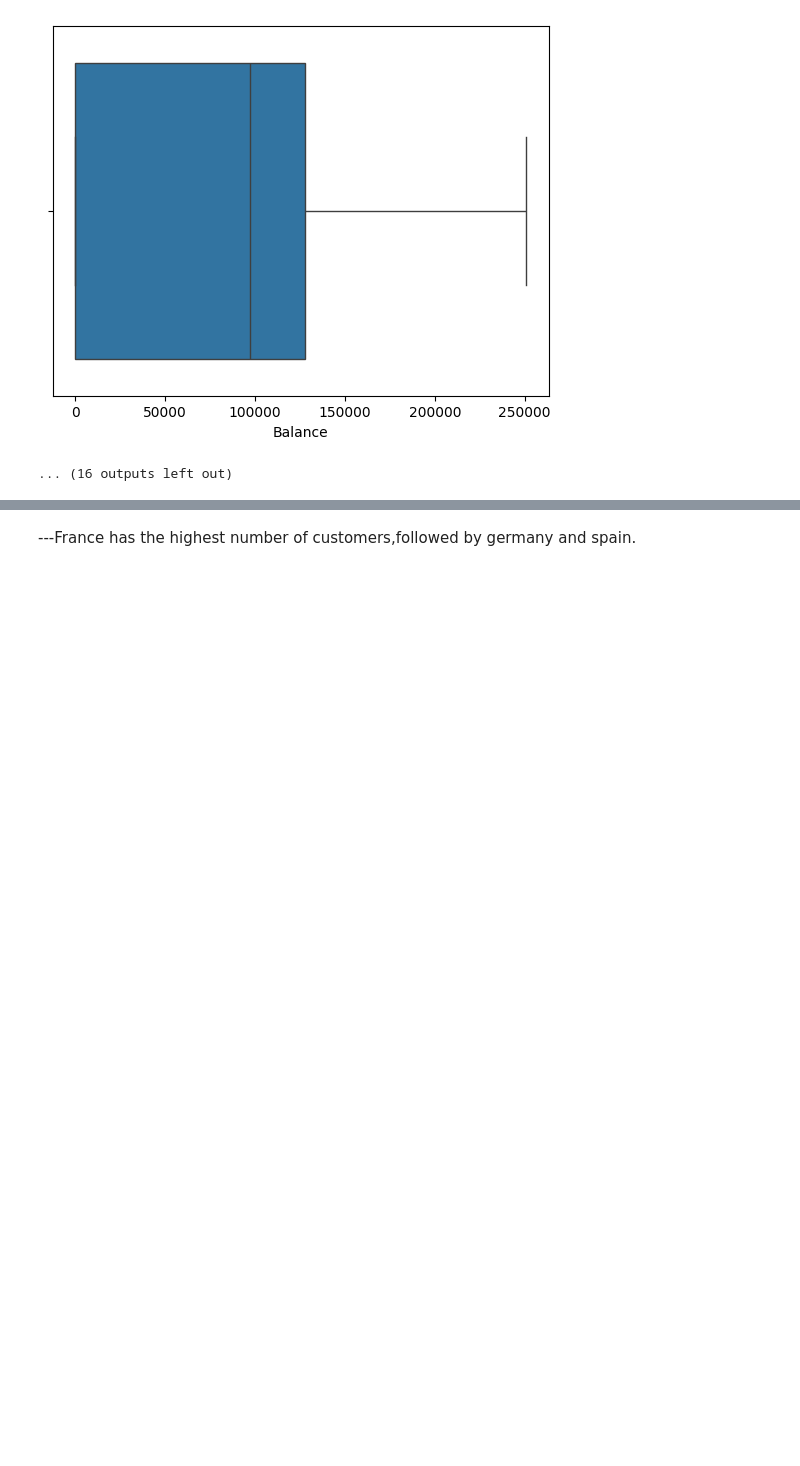
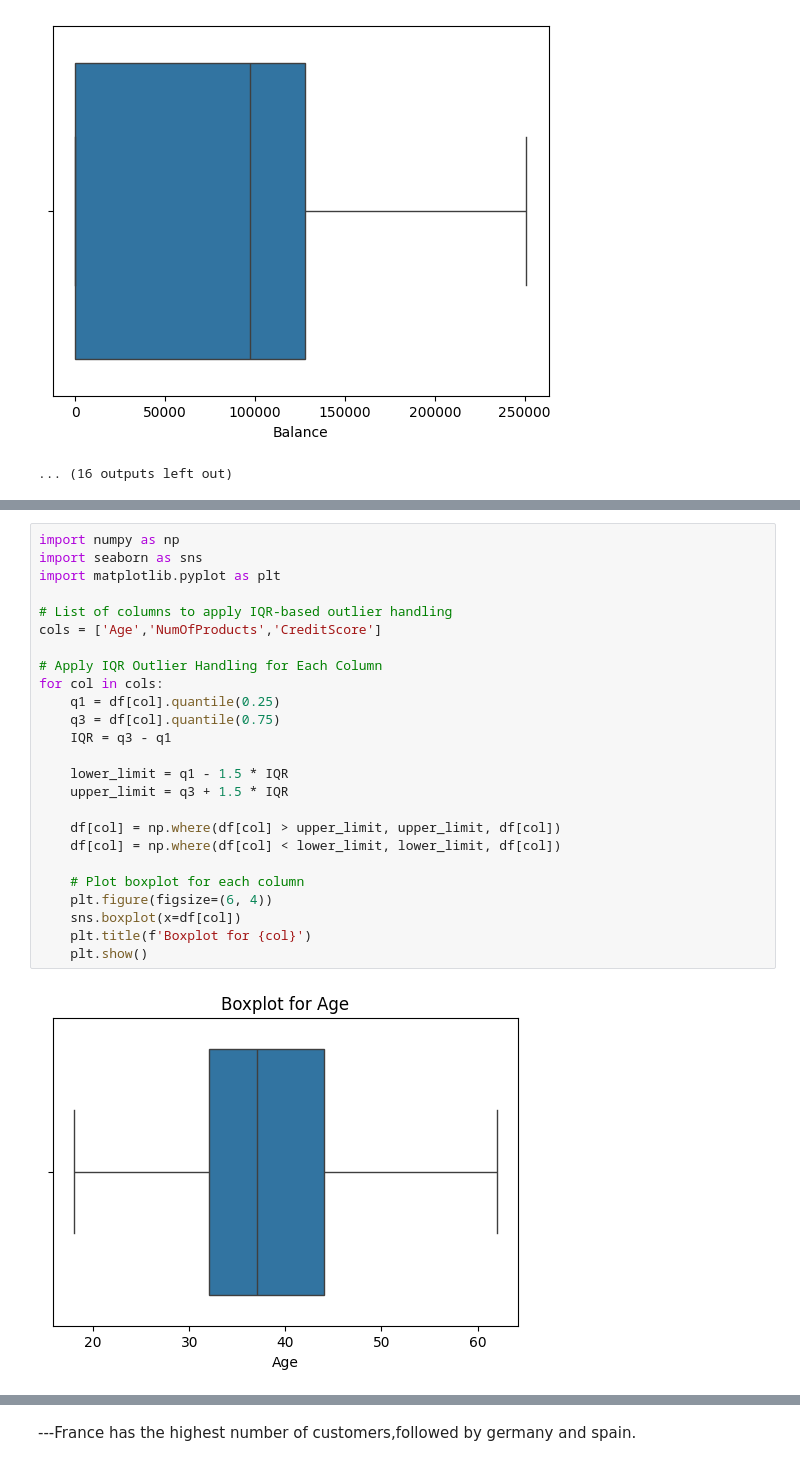
Before and after one commit to ChaitanyaNagolu/project2, a Jupyter notebook: Ml_project_ipynb.ipynb, the cells around one changed output, grey strips where cells are left out. Cells and saved outputs as stored; diff of their text form; blank space fills up the shorter version.

```diff
--- a/Ml_project_ipynb.ipynb
+++ b/Ml_project_ipynb.ipynb
@@ -137,3 +153,30 @@ For example, when doing 'df[col].method(value, inplace=True)', try using 'df.met
 
 
   df['CreditScore'].fillna(df['CreditScore'].mean(),inplace=True)
+# %%
+import numpy as np
+import seaborn as sns
+import matplotlib.pyplot as plt
+
+# List of columns to apply IQR-based outlier handling
+cols = ['Age','NumOfProducts','CreditScore']
+
+# Apply IQR Outlier Handling for Each Column
+for col in cols:
+    q1 = df[col].quantile(0.25)
+    q3 = df[col].quantile(0.75)
+    IQR = q3 - q1
+
+    lower_limit = q1 - 1.5 * IQR
+    upper_limit = q3 + 1.5 * IQR
+
+    df[col] = np.where(df[col] > upper_limit, upper_limit, df[col])
+    df[col] = np.where(df[col] < lower_limit, lower_limit, df[col])
+
+    # Plot boxplot for each column
+    plt.figure(figsize=(6, 4))
+    sns.boxplot(x=df[col])
+    plt.title(f'Boxplot for {col}')
+    plt.show()
+# %% [output]
+[figure, added]
```
Also changed, not shown: parts of 79 cells of this notebook.
